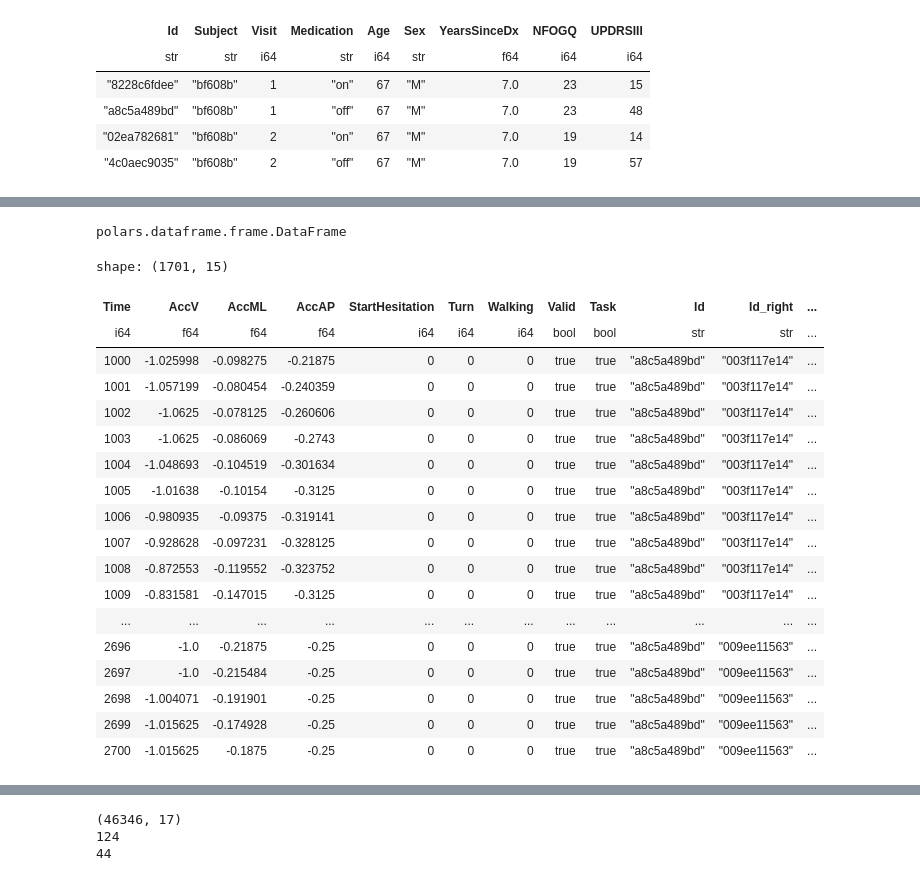
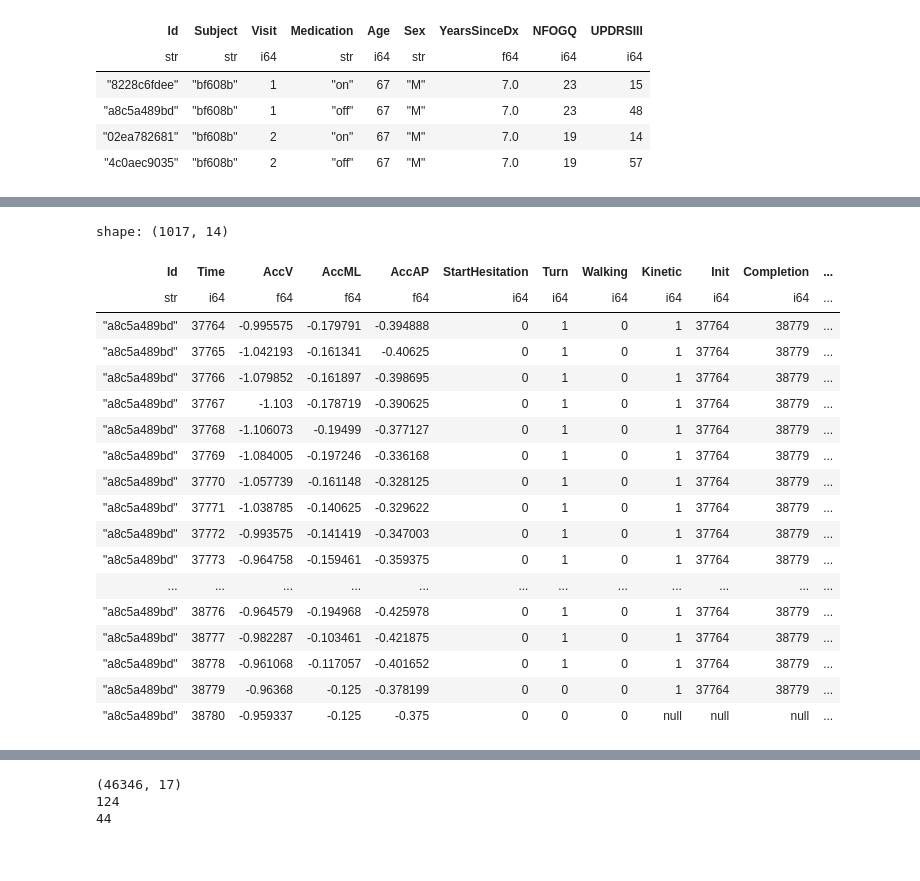
Before and after one commit to sumaniitm/parkinsons-freezing-gait-prediction, a Jupyter notebook: eda-on-data-using-polars.ipynb, the cells around one changed output, grey strips where cells are left out. Saved outputs shown, nothing was run; the diff lists cells and outputs as text; code cells hidden in the pictures.

Commit message:
Combining Polars with DuckDb

```diff
--- a/eda-on-data-using-polars.ipynb
+++ b/eda-on-data-using-polars.ipynb
@@ -180,7 +193,8 @@ shape: (4, 9)
 | "02ea782681" | "bf608b" | 2 | "on" | 67 | "M" | 7.0 | 19 | 14 |
 | "4c0aec9035" | "bf608b" | 2 | "off" | 67 | "M" | 7.0 | 19 | 57 |
 # %%
-events = pl.scan_csv("/kaggle/input/tlvmc-parkinsons-freezing-gait-prediction/events.csv", try_parse_dates=True).collect()
+events = pl.scan_csv("/kaggle/input/tlvmc-parkinsons-freezing-gait-prediction/events.csv", try_parse_dates=True)
+#.collect()
 events = events.with_columns(
     [
         ((pl.col('Init')*100).round(0).cast(pl.Int64)).alias('Init_m'),
@@ -200,6 +214,3 @@ events = events.drop(['Init','Completion','Type'])
 events = events.rename({'Init_m': 'Init', 'Completion_m':'Completion'})
 
 events = events.sort(['Id','Init','Completion'], nulls_last=True)
-print(events.shape)
-print(events.select('Id').n_unique())
-events.filter(pl.col('Id').is_in(['a8c5a489bd']))
@@ -220,48 +217,34 @@ shape: (8, 7)
-# %%
-events = events.with_columns(pl.concat_list(pl.col('Init'),pl.col('Completion')).alias('Event_Time_List'))
-#events = events.explode(pl.col('Event_Time_List'))
-events_partitions = events.partition_by(['Id'])
-#.filter(pl.col('Id').is_in(['a8c5a489bd']))
-# %%
-temp = events_partitions[0].select('Event_Time_List')[0]
-type(temp)
-# %% [output]
-polars.dataframe.frame.DataFrame
 # %%
-#temp_defog = pl.scan_csv("/kaggle/input/tlvmc-parkinsons-freezing-gait-prediction/train/defog/a8c5a489bd.csv").collect()
-
 dirname = '/kaggle/input/tlvmc-parkinsons-freezing-gait-prediction/train/defog/'
 filename = 'a8c5a489bd.csv'
 
-temp_defog = pl.scan_csv(os.path.join(dirname, filename), try_parse_dates=True).filter((pl.col("Valid")) & (pl.col("Task"))).with_columns(pl.lit(filename[0:-4]).alias('Id')).collect()
+temp_defog = pl.scan_csv(os.path.join(dirname, filename), try_parse_dates=True).filter((pl.col("Valid")) & (pl.col("Task"))).with_columns(pl.lit(filename[0:-4]).alias('Id'))
 temp_defog = temp_defog.sort(['Id','Time'], nulls_last=True)
-
-temp_defog_events = temp_defog.join_asof(events, left_on='Time', right_on='Init', strategy='backward')
-
-temp_defog_events.filter(
-    (pl.col('Time')>=pl.col('Init'))
-    & (pl.col('Time')<=pl.col('Completion'))
-    & (pl.col('Turn'))
-                        )
-
-#temp_defog_events.filter((pl.col('Time')>=np.round(377.635 * 100)) & (pl.col('Time')<=np.round(387.785 * 100)))
-# %% [output]
-shape: (1701, 15)
-| Time | AccV | AccML | AccAP | StartHesitation | Turn | Walking | Valid | Task | Id | Id_right | ... |
-| i64 | f64 | f64 | f64 | i64 | i64 | i64 | bool | bool | str | str | ... |
-| 1000 | -1.025998 | -0.098275 | -0.21875 | 0 | 0 | 0 | true | true | "a8c5a489bd" | "003f117e14" | ... |
-| 1001 | -1.057199 | -0.080454 | -0.240359 | 0 | 0 | 0 | true | true | "a8c5a489bd" | "003f117e14" | ... |
-| 1002 | -1.0625 | -0.078125 | -0.260606 | 0 | 0 | 0 | true | true | "a8c5a489bd" | "003f117e14" | ... |
-| 1003 | -1.0625 | -0.086069 | -0.2743 | 0 | 0 | 0 | true | true | "a8c5a489bd" | "003f117e14" | ... |
-| 1004 | -1.048693 | -0.104519 | -0.301634 | 0 | 0 | 0 | true | true | "a8c5a489bd" | "003f117e14" | ... |
-| 1005 | -1.01638 | -0.10154 | -0.3125 | 0 | 0 | 0 | true | true | "a8c5a489bd" | "003f117e14" | ... |
-| 1006 | -0.980935 | -0.09375 | -0.319141 | 0 | 0 | 0 | true | true | "a8c5a489bd" | "003f117e14" | ... |
-| 1007 | -0.928628 | -0.097231 | -0.328125 | 0 | 0 | 0 | true | true | "a8c5a489bd" | "003f117e14" | ... |
-| 1008 | -0.872553 | -0.119552 | -0.323752 | 0 | 0 | 0 | true | true | "a8c5a489bd" | "003f117e14" | ... |
-| 1009 | -0.831581 | -0.147015 | -0.3125 | 0 | 0 | 0 | true | true | "a8c5a489bd" | "003f117e14" | ... |
-| ... | ... | ... | ... | ... | ... | ... | ... | ... | ... | ... | ... |
-| 2696 | -1.0 | -0.21875 | -0.25 | 0 | 0 | 0 | true | true | "a8c5a489bd" | "009ee11563" | ... |
-| 2697 | -1.0 | -0.215484 | -0.25 | 0 | 0 | 0 | true | true | "a8c5a489bd" | "009ee11563" | ... |
-| 2698 | -1.004071 | -0.191901 | -0.25 | 0 | 0 | 0 | true | true | "a8c5a489bd" | "009ee11563" | ... |
-| 2699 | -1.015625 | -0.174928 | -0.25 | 0 | 0 | 0 | true | true | "a8c5a489bd" | "009ee11563" | ... |
-| 2700 | -1.015625 | -0.1875 | -0.25 | 0 | 0 | 0 | true | true | "a8c5a489bd" | "009ee11563" | ... |
+# %%
+temp = dd.sql('SELECT td.Id, td.Time, td.AccV, td.AccML, td.AccAP, td.StartHesitation, td.Turn, td.Walking, e.Kinetic, e.Init, e.Completion \
+FROM temp_defog td left join events e \
+on td.Id = e.Id \
+and td.Time >= e.Init \
+and td.Time <= e.Completion').pl()
+# %%
+temp.filter((pl.col('Time')>=np.round(377.635 * 100)) & (pl.col('Time')<=38780))
+# %% [output]
+shape: (1017, 14)
+| Id | Time | AccV | AccML | AccAP | StartHesitation | Turn | Walking | Kinetic | Init | Completion | ... |
+| str | i64 | f64 | f64 | f64 | i64 | i64 | i64 | i64 | i64 | i64 | ... |
+| "a8c5a489bd" | 37764 | -0.995575 | -0.179791 | -0.394888 | 0 | 1 | 0 | 1 | 37764 | 38779 | ... |
+| "a8c5a489bd" | 37765 | -1.042193 | -0.161341 | -0.40625 | 0 | 1 | 0 | 1 | 37764 | 38779 | ... |
+| "a8c5a489bd" | 37766 | -1.079852 | -0.161897 | -0.398695 | 0 | 1 | 0 | 1 | 37764 | 38779 | ... |
+| "a8c5a489bd" | 37767 | -1.103 | -0.178719 | -0.390625 | 0 | 1 | 0 | 1 | 37764 | 38779 | ... |
+| "a8c5a489bd" | 37768 | -1.106073 | -0.19499 | -0.377127 | 0 | 1 | 0 | 1 | 37764 | 38779 | ... |
+| "a8c5a489bd" | 37769 | -1.084005 | -0.197246 | -0.336168 | 0 | 1 | 0 | 1 | 37764 | 38779 | ... |
+| "a8c5a489bd" | 37770 | -1.057739 | -0.161148 | -0.328125 | 0 | 1 | 0 | 1 | 37764 | 38779 | ... |
+| "a8c5a489bd" | 37771 | -1.038785 | -0.140625 | -0.329622 | 0 | 1 | 0 | 1 | 37764 | 38779 | ... |
+| "a8c5a489bd" | 37772 | -0.993575 | -0.141419 | -0.347003 | 0 | 1 | 0 | 1 | 37764 | 38779 | ... |
+| "a8c5a489bd" | 37773 | -0.964758 | -0.159461 | -0.359375 | 0 | 1 | 0 | 1 | 37764 | 38779 | ... |
+| ... | ... | ... | ... | ... | ... | ... | ... | ... | ... | ... | ... |
+| "a8c5a489bd" | 38776 | -0.964579 | -0.194968 | -0.425978 | 0 | 1 | 0 | 1 | 37764 | 38779 | ... |
+| "a8c5a489bd" | 38777 | -0.982287 | -0.103461 | -0.421875 | 0 | 1 | 0 | 1 | 37764 | 38779 | ... |
+| "a8c5a489bd" | 38778 | -0.961068 | -0.117057 | -0.401652 | 0 | 1 | 0 | 1 | 37764 | 38779 | ... |
+| "a8c5a489bd" | 38779 | -0.96368 | -0.125 | -0.378199 | 0 | 0 | 0 | 1 | 37764 | 38779 | ... |
+| "a8c5a489bd" | 38780 | -0.959337 | -0.125 | -0.375 | 0 | 0 | 0 | null | null | null | ... |
```
Also changed, not shown: parts of 12 cells of this notebook.
